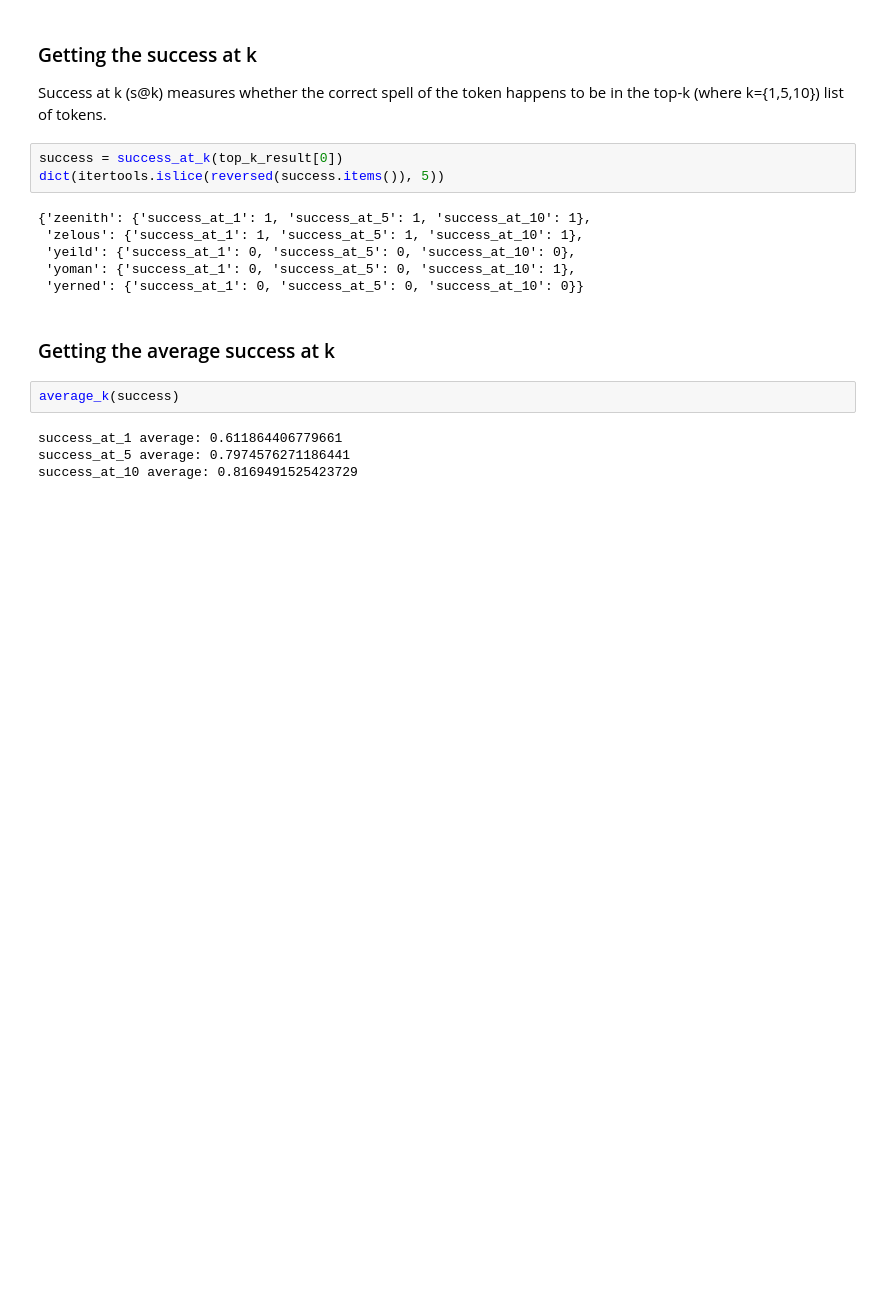
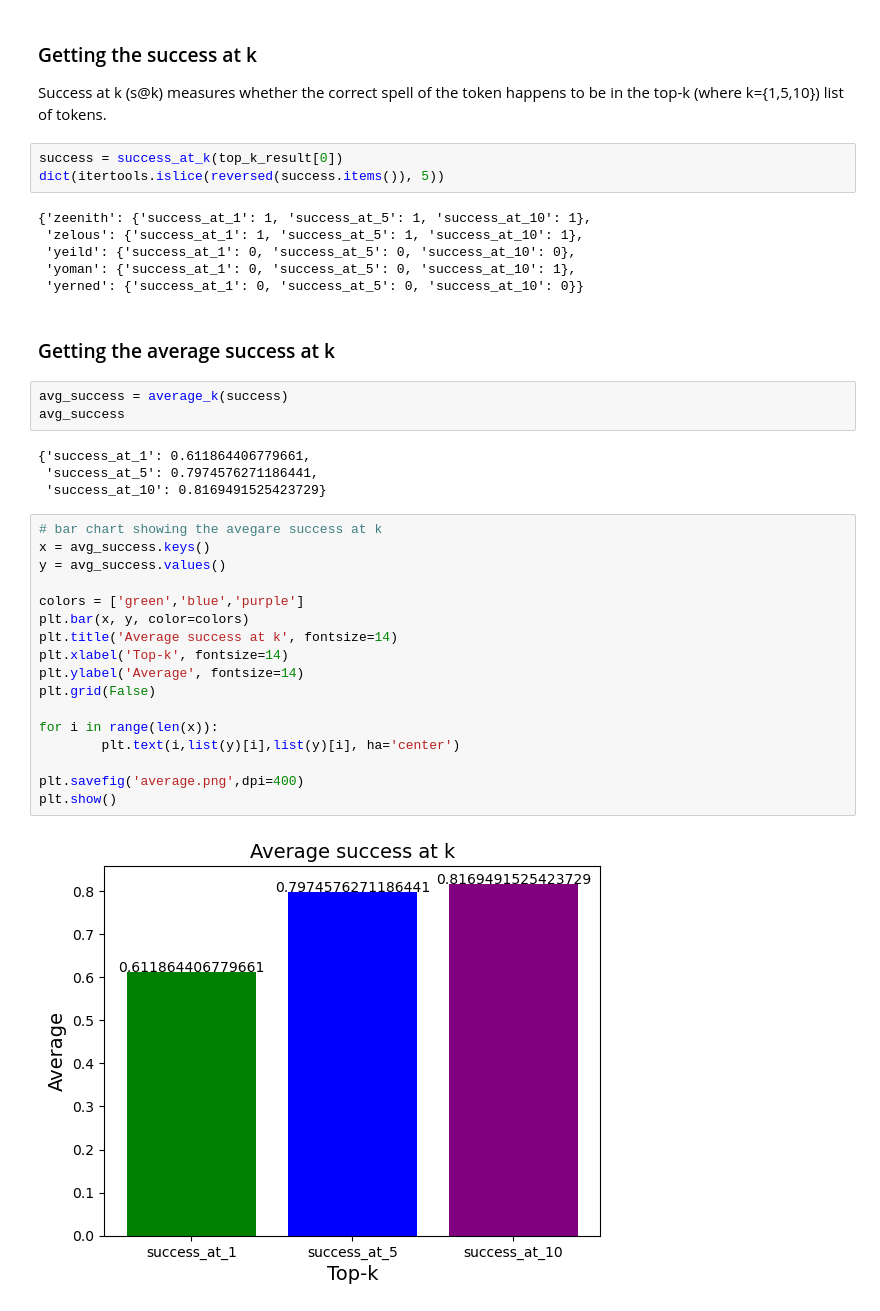
Before and after one commit to gloryodeyemi/COMP_8730_Assignment1, a Jupyter notebook: Assignment_#1.ipynb, the cells around one changed output. Cells and saved outputs as stored; diff of their text form; blank space fills up the shorter version.

```diff
--- a/Assignment_#1.ipynb
+++ b/Assignment_#1.ipynb
@@ -155,9 +157,29 @@ dict(itertools.islice(reversed(success.items()), 5))
  'yerned': {'success_at_1': 0, 'success_at_5': 0, 'success_at_10': 0}}
 # %% [markdown]
 ### Getting the average success at k
-# %%
-average_k(success)
-# %% [output]
-success_at_1 average: 0.611864406779661
-success_at_5 average: 0.7974576271186441
-success_at_10 average: 0.8169491525423729
+# %%
+avg_success = average_k(success)
+avg_success
+# %% [output]
+{'success_at_1': 0.611864406779661,
+ 'success_at_5': 0.7974576271186441,
+ 'success_at_10': 0.8169491525423729}
+# %%
+# bar chart showing the avegare success at k
+x = avg_success.keys()
+y = avg_success.values()
+
+colors = ['green','blue','purple']
+plt.bar(x, y, color=colors)
+plt.title('Average success at k', fontsize=14)
+plt.xlabel('Top-k', fontsize=14)
+plt.ylabel('Average', fontsize=14)
+plt.grid(False)
+
+for i in range(len(x)):
+        plt.text(i,list(y)[i],list(y)[i], ha='center')
+
+plt.savefig('average.png',dpi=400)
+plt.show()
+# %% [output]
+[figure, added]
```
Also changed, not shown: parts of 5 cells of this notebook, 4 other files.
